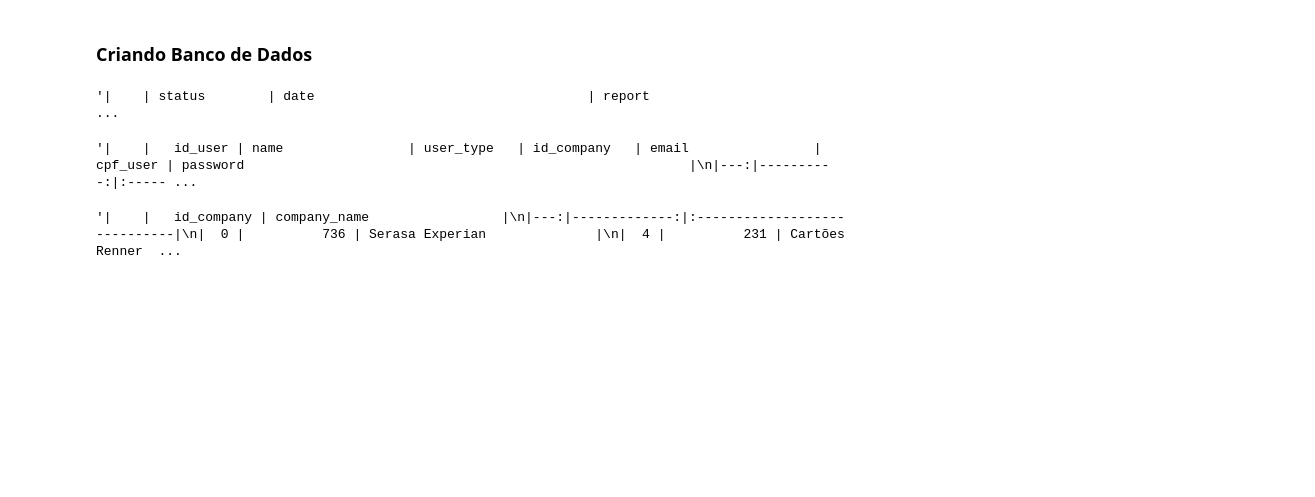
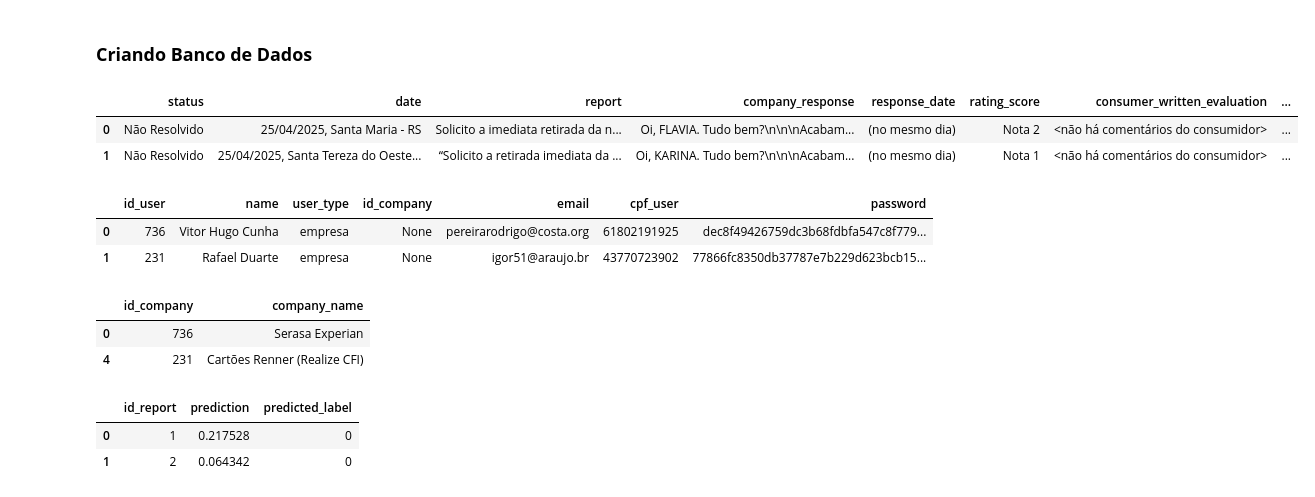
Before and after one commit to pedrohmvv/Consumidor-Gov, a Jupyter notebook: notebooks/analisys.ipynb, the cells around one changed output. Drawn from its saved outputs; the diff is of its cells as text; code cells hidden in the pictures; blank space fills up the shorter version.

```diff
--- a/notebooks/analisys.ipynb
+++ b/notebooks/analisys.ipynb
@@ -765,14 +824,26 @@ AttributeError: Can't get attribute 'TextCleaner' on <module '__main__'>
 # %% [markdown]
 ### **Criando Banco de Dados**
 # %%
-reports_table.head(2).to_markdown()
+reports_table.head(2)
 # %% [output]
-'|    | status        | date                                   | report                                                                                                                                  ...
+|  | status | date | report | company_response | response_date | rating_score | consumer_written_evaluation | ... |
+| 0 | Não Resolvido | 25/04/2025, Santa Maria - RS | Solicito a imediata retirada da n... | Oi, FLAVIA. Tudo bem?\n\n\nAcabam... | (no mesmo dia) | Nota 2 | <não há comentários do consumidor> | ... |
+| 1 | Não Resolvido | 25/04/2025, Santa Tereza do Oeste... | “Solicito a retirada imediata da ... | Oi, KARINA. Tudo bem?\n\n\nAcabam... | (no mesmo dia) | Nota 1 | <não há comentários do consumidor> | ... |
 # %%
-users.head(2).to_markdown()
+users.head(2)
 # %% [output]
-'|    |   id_user | name                | user_type   | id_company   | email                |    cpf_user | password                                                         |\n|---:|----------:|:----- ...
+|  | id_user | name | user_type | id_company | email | cpf_user | password |
+| 0 | 736 | Vitor Hugo Cunha | empresa | None | pereirarodrigo@costa.org | 61802191925 | dec8f49426759dc3b68fdbfa547c8f779... |
+| 1 | 231 | Rafael Duarte | empresa | None | igor51@araujo.br | 43770723902 | 77866fc8350db37787e7b229d623bcb15... |
 # %%
-companies.head(2).to_markdown()
+companies.head(2)
 # %% [output]
-'|    |   id_company | company_name                 |\n|---:|-------------:|:-----------------------------|\n|  0 |          736 | Serasa Experian              |\n|  4 |          231 | Cartões Renner  ...
+|  | id_company | company_name |
+| 0 | 736 | Serasa Experian |
+| 4 | 231 | Cartões Renner (Realize CFI) |
+# %%
+predictions.head(2)
+# %% [output]
+|  | id_report | prediction | predicted_label |
+| 0 | 1 | 0.217528 | 0 |
+| 1 | 2 | 0.064342 | 0 |
```
Also changed, not shown: parts of 20 cells of this notebook, 12 other files.
